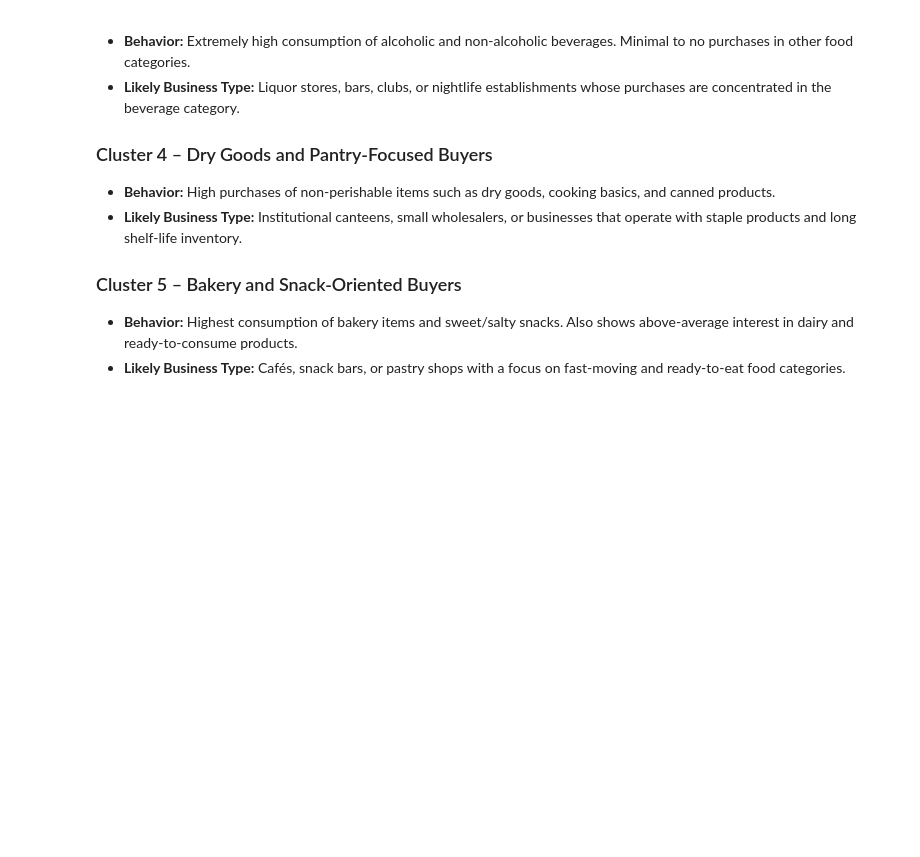
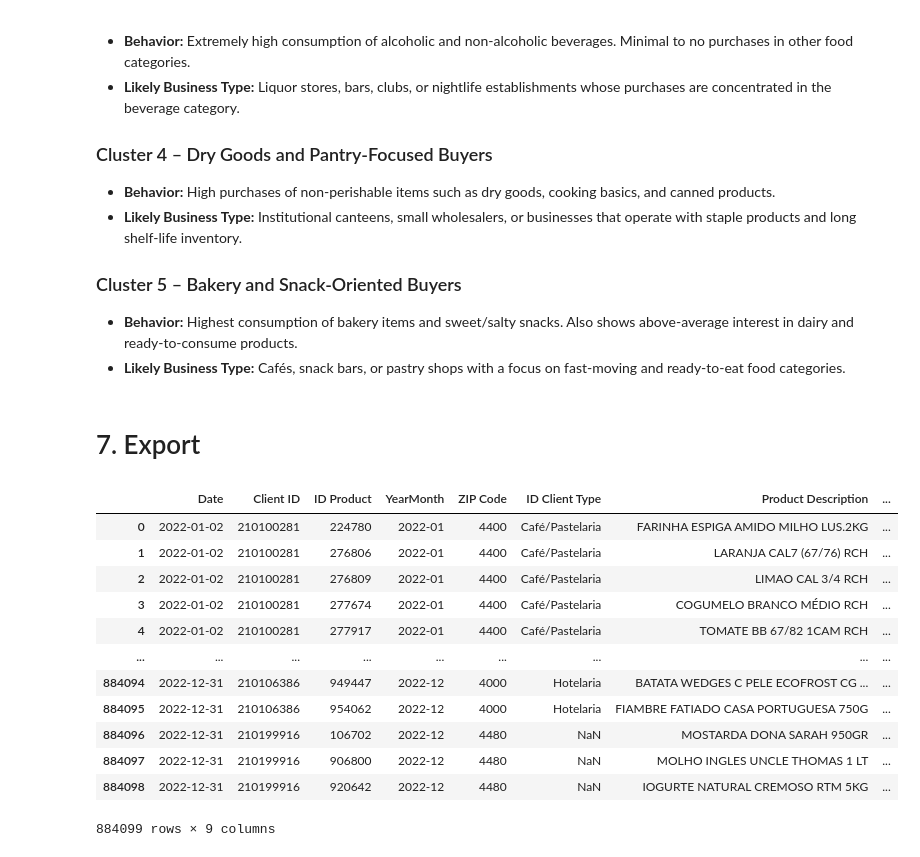
Before and after one commit to gugaaa1904/BC, a Jupyter notebook: Case 3.ipynb, the cells around one changed output. Cells and saved outputs as stored; diff of their text form; code cells hidden in the pictures; blank space fills up the shorter version.

```diff
--- a/Case 3.ipynb
+++ b/Case 3.ipynb
@@ -1098,3 +1086,23 @@ Based on purchasing behavior across product categories and frequency metrics, we
 ### Cluster 5 – Bakery and Snack-Oriented Buyers
 - **Behavior:** Highest consumption of bakery items and sweet/salty snacks. Also shows above-average interest in dairy and ready-to-consume products.
 - **Likely Business Type:** Cafés, snack bars, or pastry shops with a focus on fast-moving and ready-to-eat food categories.
+# %% [markdown]
+# 7. Export
+# %%
+cluster_info = scaled_df[['Client ID', 'Cluster']].drop_duplicates()
+data = data.merge(cluster_info, on='Client ID', how='left')
+data
+# %% [output]
+|  | Date | Client ID | ID Product | YearMonth | ZIP Code | ID Client Type | Product Description | ... |
+| 0 | 2022-01-02 | 210100281 | 224780 | 2022-01 | 4400 | Café/Pastelaria | FARINHA ESPIGA AMIDO MILHO LUS.2KG | ... |
+| 1 | 2022-01-02 | 210100281 | 276806 | 2022-01 | 4400 | Café/Pastelaria | LARANJA CAL7 (67/76) RCH | ... |
+| 2 | 2022-01-02 | 210100281 | 276809 | 2022-01 | 4400 | Café/Pastelaria | LIMAO CAL 3/4 RCH | ... |
+| 3 | 2022-01-02 | 210100281 | 277674 | 2022-01 | 4400 | Café/Pastelaria | COGUMELO BRANCO MÉDIO RCH | ... |
+| 4 | 2022-01-02 | 210100281 | 277917 | 2022-01 | 4400 | Café/Pastelaria | TOMATE BB 67/82 1CAM RCH | ... |
+| ... | ... | ... | ... | ... | ... | ... | ... | ... |
+| 884094 | 2022-12-31 | 210106386 | 949447 | 2022-12 | 4000 | Hotelaria | BATATA WEDGES C PELE ECOFROST CG ... | ... |
+| 884095 | 2022-12-31 | 210106386 | 954062 | 2022-12 | 4000 | Hotelaria | FIAMBRE FATIADO CASA PORTUGUESA 750G | ... |
+| 884096 | 2022-12-31 | 210199916 | 106702 | 2022-12 | 4480 | NaN | MOSTARDA DONA SARAH 950GR | ... |
+| 884097 | 2022-12-31 | 210199916 | 906800 | 2022-12 | 4480 | NaN | MOLHO INGLES UNCLE THOMAS 1 LT | ... |
+| 884098 | 2022-12-31 | 210199916 | 920642 | 2022-12 | 4480 | NaN | IOGURTE NATURAL CREMOSO RTM 5KG | ... |
+884099 rows × 9 columns
```
Also changed, not shown: parts of 6 cells of this notebook, 3 other files.
